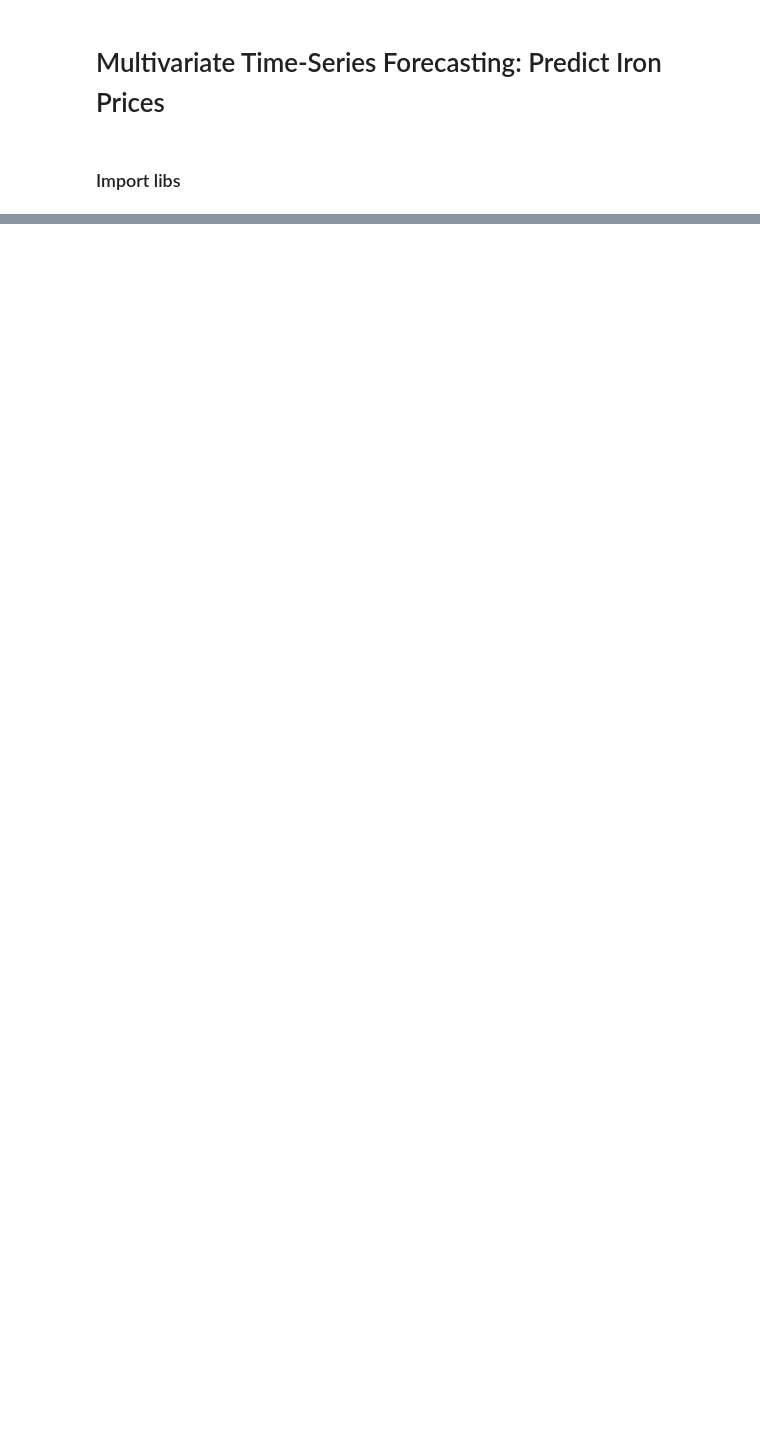
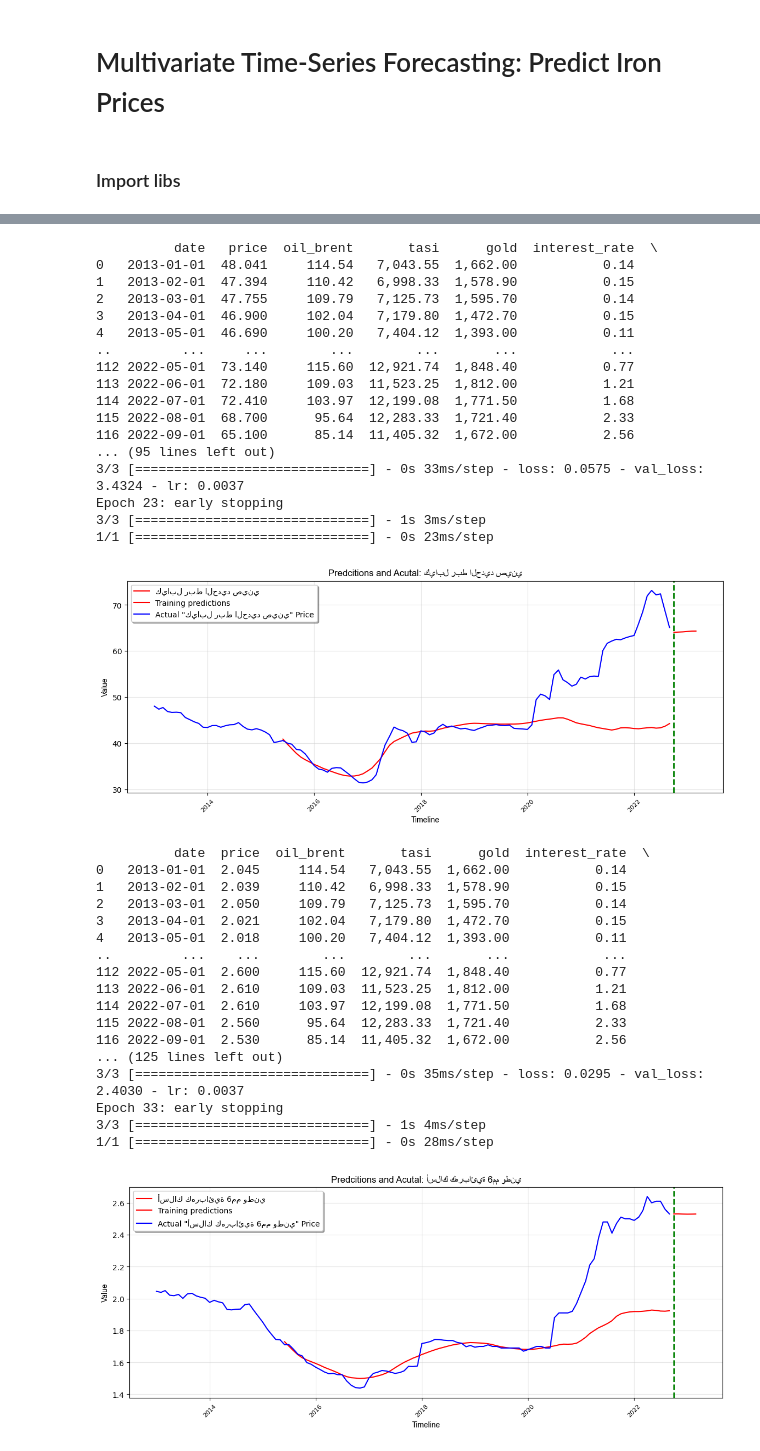
Before and after one commit to FNafisa/Test_repo, a Jupyter notebook: professional/Project PoC/multivariate forecastor.ipynb, the cells around one changed output, grey strips where cells are left out. Drawn from its saved outputs; the diff is of its cells as text; code cells hidden in the pictures; blank space fills up the shorter version.

Commit message:
create a pipeline w/ parameters and run the code to all construction materials

```diff
--- a/professional/Project PoC/multivariate forecastor.ipynb
+++ b/professional/Project PoC/multivariate forecastor.ipynb
@@ -155,18 +155,18 @@ def pipeline(filepath_str):
     # Plot parameters
     START_DATE_FOR_PLOTTING = '2013-01-01'
 
-    plt.plot(PREDICTIONS_FUTURE.index, PREDICTIONS_FUTURE['predicted_forecast'], color='r', label='Predicted Stock Price')
+    plt.plot(PREDICTIONS_FUTURE.index, PREDICTIONS_FUTURE['predicted_forecast'], color='r', label=f'{element_name}')
     plt.plot(PREDICTION_TRAIN.loc[:].index, PREDICTION_TRAIN.loc[:]['predicted_training'], color='r', label='Training predictions')
-    plt.plot(dataset_train.loc[:].index, dataset_train.loc[:]['price'], color='b', label='Actual Stock Price')
+    plt.plot(dataset_train.loc[:].index, dataset_train.loc[:]['price'], color='b', label=f'Actual "{element_name}" Price')
 
     plt.axvline(x = min(PREDICTIONS_FUTURE.index), color='green', linewidth=2, linestyle='--')
 
     plt.grid(which='major', color='#cccccc', alpha=0.5)
 
     plt.legend(shadow=True)
-    plt.title('Predcitions and Acutal Stock Prices', family='Arial', fontsize=12)
+    plt.title(f'Predcitions and Acutal: {element_name}', family='Arial', fontsize=12)
     plt.xlabel('Timeline', family='Arial', fontsize=10)
-    plt.ylabel('Stock Price Value', family='Arial', fontsize=10)
+    plt.ylabel('Value', family='Arial', fontsize=10)
     plt.xticks(rotation=45, fontsize=8)
     plt.show()
 
@@ -443,0 +184,43 @@ Epoch 21: early stopping
+# %%
+elements= pd.read_excel(r'C:\Users\fnafisa\WORKSPACE\professional\Project PoC\Input\data\Construction materials\segregated\type names.xlsx')
+elements.columns= ['element_name']
+# %%
+for e in elements['element_name']:
+    pipeline(e+'.xlsx')
+# %% [output]
+          date   price  oil_brent       tasi      gold  interest_rate  \
+0   2013-01-01  48.041     114.54   7,043.55  1,662.00           0.14
+1   2013-02-01  47.394     110.42   6,998.33  1,578.90           0.15
+2   2013-03-01  47.755     109.79   7,125.73  1,595.70           0.14
+3   2013-04-01  46.900     102.04   7,179.80  1,472.70           0.15
+4   2013-05-01  46.690     100.20   7,404.12  1,393.00           0.11
+..         ...     ...        ...        ...       ...            ...
+112 2022-05-01  73.140     115.60  12,921.74  1,848.40           0.77
+113 2022-06-01  72.180     109.03  11,523.25  1,812.00           1.21
+114 2022-07-01  72.410     103.97  12,199.08  1,771.50           1.68
+115 2022-08-01  68.700      95.64  12,283.33  1,721.40           2.33
+116 2022-09-01  65.100      85.14  11,405.32  1,672.00           2.56
+... (95 lines left out)
+3/3 [==============================] - 0s 33ms/step - loss: 0.0575 - val_loss: 3.4324 - lr: 0.0037
+Epoch 23: early stopping
+3/3 [==============================] - 1s 3ms/step
+1/1 [==============================] - 0s 23ms/step
+[figure, added]
+          date  price  oil_brent       tasi      gold  interest_rate  \
+0   2013-01-01  2.045     114.54   7,043.55  1,662.00           0.14
+1   2013-02-01  2.039     110.42   6,998.33  1,578.90           0.15
+2   2013-03-01  2.050     109.79   7,125.73  1,595.70           0.14
+3   2013-04-01  2.021     102.04   7,179.80  1,472.70           0.15
+4   2013-05-01  2.018     100.20   7,404.12  1,393.00           0.11
+..         ...    ...        ...        ...       ...            ...
+112 2022-05-01  2.600     115.60  12,921.74  1,848.40           0.77
+113 2022-06-01  2.610     109.03  11,523.25  1,812.00           1.21
+114 2022-07-01  2.610     103.97  12,199.08  1,771.50           1.68
+115 2022-08-01  2.560      95.64  12,283.33  1,721.40           2.33
+116 2022-09-01  2.530      85.14  11,405.32  1,672.00           2.56
+... (125 lines left out)
+3/3 [==============================] - 0s 35ms/step - loss: 0.0295 - val_loss: 2.4030 - lr: 0.0037
+Epoch 33: early stopping
+3/3 [==============================] - 1s 4ms/step
+1/1 [==============================] - 0s 28ms/step
+[figure, added]
```
Also changed, not shown: parts of 5 cells of this notebook, 1 other file.
